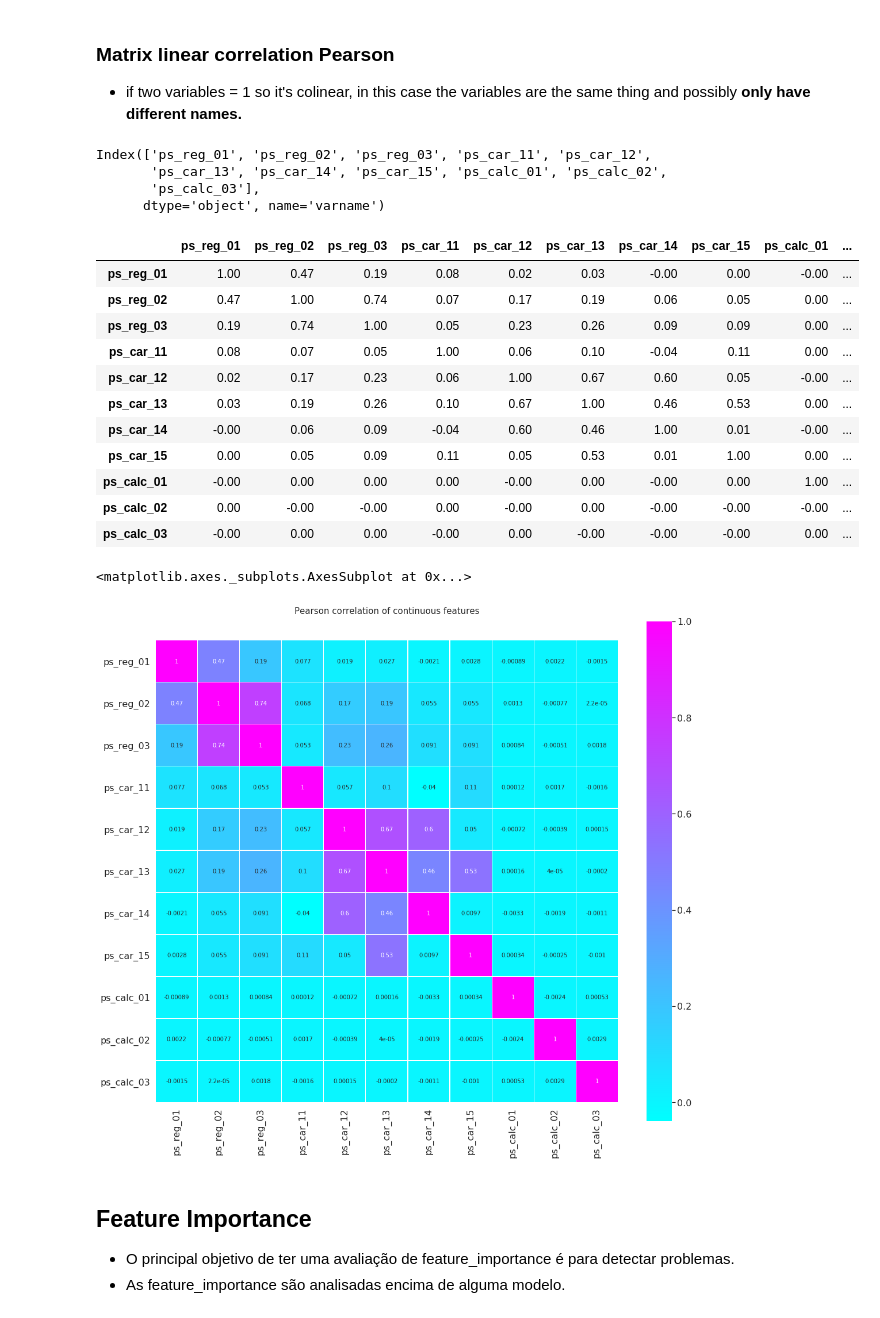
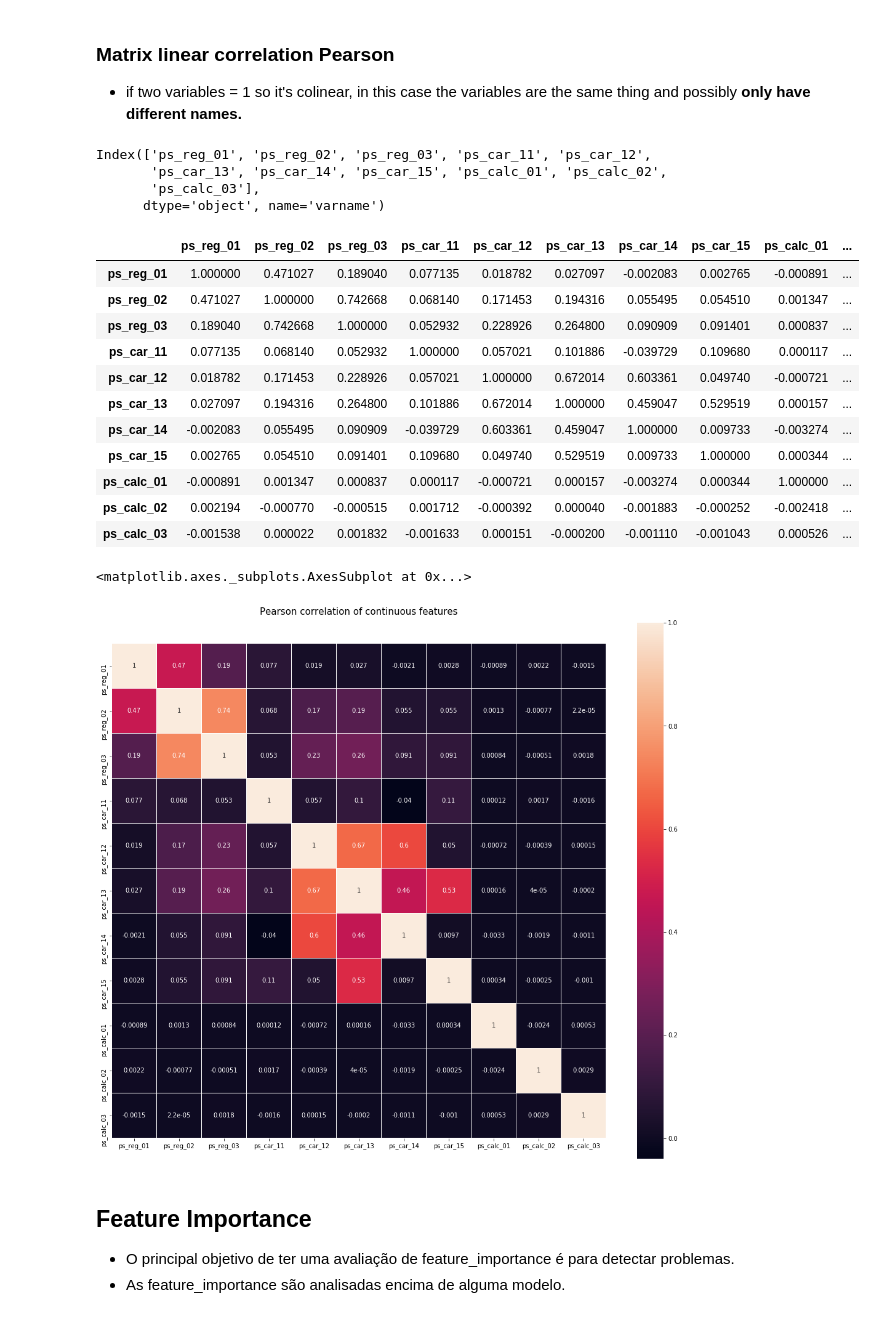
Before and after one commit to brunocampos01/porto-seguro-safe-driver-prediction, a Jupyter notebook: notebooks/porto_seguro_safe_driver.ipynb, the cells around one changed output. Cells and saved outputs as stored; diff of their text form; code cells hidden in the pictures.

```diff
--- a/notebooks/porto_seguro_safe_driver.ipynb
+++ b/notebooks/porto_seguro_safe_driver.ipynb
@@ -461,42 +447,41 @@ msno.matrix(sorted_data, figsize=(20,8), fontsize=14)
 # %% [markdown]
 ### Matrix linear correlation Pearson
 - if two variables = 1 so it's colinear, in this case the variables are the same thing and possibly **only have different names.**
-# %%
-col_internval
-# %% [output]
-Index(['ps_reg_01', 'ps_reg_02', 'ps_reg_03', 'ps_car_11', 'ps_car_12',
-       'ps_car_13', 'ps_car_14', 'ps_car_15', 'ps_calc_01', 'ps_calc_02',
-       'ps_calc_03'],
-      dtype='object', name='varname')
+# %%
+display(col_internval)
+# %% [output]
+Index(['ps_reg_01', 'ps_reg_02', 'ps_reg_03', 'ps_car_11', 'ps_car_12',
+       'ps_car_13', 'ps_car_14', 'ps_car_15', 'ps_calc_01', 'ps_calc_02',
+       'ps_calc_03'],
+      dtype='object', name='varname')
 # %%
 corr_matrix = train[col_internval].corr()
-corr_matrix
+display(corr_matrix)
 # %% [output]
 |  | ps_reg_01 | ps_reg_02 | ps_reg_03 | ps_car_11 | ps_car_12 | ps_car_13 | ps_car_14 | ps_car_15 | ps_calc_01 | ... |
-| ps_reg_01 | 1.00 | 0.47 | 0.19 | 0.08 | 0.02 | 0.03 | -0.00 | 0.00 | -0.00 | ... |
-| ps_reg_02 | 0.47 | 1.00 | 0.74 | 0.07 | 0.17 | 0.19 | 0.06 | 0.05 | 0.00 | ... |
-| ps_reg_03 | 0.19 | 0.74 | 1.00 | 0.05 | 0.23 | 0.26 | 0.09 | 0.09 | 0.00 | ... |
-| ps_car_11 | 0.08 | 0.07 | 0.05 | 1.00 | 0.06 | 0.10 | -0.04 | 0.11 | 0.00 | ... |
-| ps_car_12 | 0.02 | 0.17 | 0.23 | 0.06 | 1.00 | 0.67 | 0.60 | 0.05 | -0.00 | ... |
-| ps_car_13 | 0.03 | 0.19 | 0.26 | 0.10 | 0.67 | 1.00 | 0.46 | 0.53 | 0.00 | ... |
-| ps_car_14 | -0.00 | 0.06 | 0.09 | -0.04 | 0.60 | 0.46 | 1.00 | 0.01 | -0.00 | ... |
-| ps_car_15 | 0.00 | 0.05 | 0.09 | 0.11 | 0.05 | 0.53 | 0.01 | 1.00 | 0.00 | ... |
-| ps_calc_01 | -0.00 | 0.00 | 0.00 | 0.00 | -0.00 | 0.00 | -0.00 | 0.00 | 1.00 | ... |
-| ps_calc_02 | 0.00 | -0.00 | -0.00 | 0.00 | -0.00 | 0.00 | -0.00 | -0.00 | -0.00 | ... |
-| ps_calc_03 | -0.00 | 0.00 | 0.00 | -0.00 | 0.00 | -0.00 | -0.00 | -0.00 | 0.00 | ... |
+| ps_reg_01 | 1.000000 | 0.471027 | 0.189040 | 0.077135 | 0.018782 | 0.027097 | -0.002083 | 0.002765 | -0.000891 | ... |
+| ps_reg_02 | 0.471027 | 1.000000 | 0.742668 | 0.068140 | 0.171453 | 0.194316 | 0.055495 | 0.054510 | 0.001347 | ... |
+| ps_reg_03 | 0.189040 | 0.742668 | 1.000000 | 0.052932 | 0.228926 | 0.264800 | 0.090909 | 0.091401 | 0.000837 | ... |
+| ps_car_11 | 0.077135 | 0.068140 | 0.052932 | 1.000000 | 0.057021 | 0.101886 | -0.039729 | 0.109680 | 0.000117 | ... |
+| ps_car_12 | 0.018782 | 0.171453 | 0.228926 | 0.057021 | 1.000000 | 0.672014 | 0.603361 | 0.049740 | -0.000721 | ... |
+| ps_car_13 | 0.027097 | 0.194316 | 0.264800 | 0.101886 | 0.672014 | 1.000000 | 0.459047 | 0.529519 | 0.000157 | ... |
+| ps_car_14 | -0.002083 | 0.055495 | 0.090909 | -0.039729 | 0.603361 | 0.459047 | 1.000000 | 0.009733 | -0.003274 | ... |
+| ps_car_15 | 0.002765 | 0.054510 | 0.091401 | 0.109680 | 0.049740 | 0.529519 | 0.009733 | 1.000000 | 0.000344 | ... |
+| ps_calc_01 | -0.000891 | 0.001347 | 0.000837 | 0.000117 | -0.000721 | 0.000157 | -0.003274 | 0.000344 | 1.000000 | ... |
+| ps_calc_02 | 0.002194 | -0.000770 | -0.000515 | 0.001712 | -0.000392 | 0.000040 | -0.001883 | -0.000252 | -0.002418 | ... |
+| ps_calc_03 | -0.001538 | 0.000022 | 0.001832 | -0.001633 | 0.000151 | -0.000200 | -0.001110 | -0.001043 | 0.000526 | ... |
 # %%
 plt.figure(figsize=(18,16))
 plt.title('Pearson correlation of continuous features', y=1.05, size=15)
 sns.heatmap(train[col_internval].corr(),
             linewidths=0.1,
             vmax=1.0,
             square=True,
-            cmap=colormap,
             linecolor='white',
             annot=True)
 # %% [output]
 <matplotlib.axes._subplots.AxesSubplot at 0x...>
-[figure, old version]
+[figure, new version]
 # %%
 # preenche todos os missing values com (-1)
 train.fillna(-1, inplace=True)
```
Also changed, not shown: parts of 24 cells of this notebook, 24 other files.
